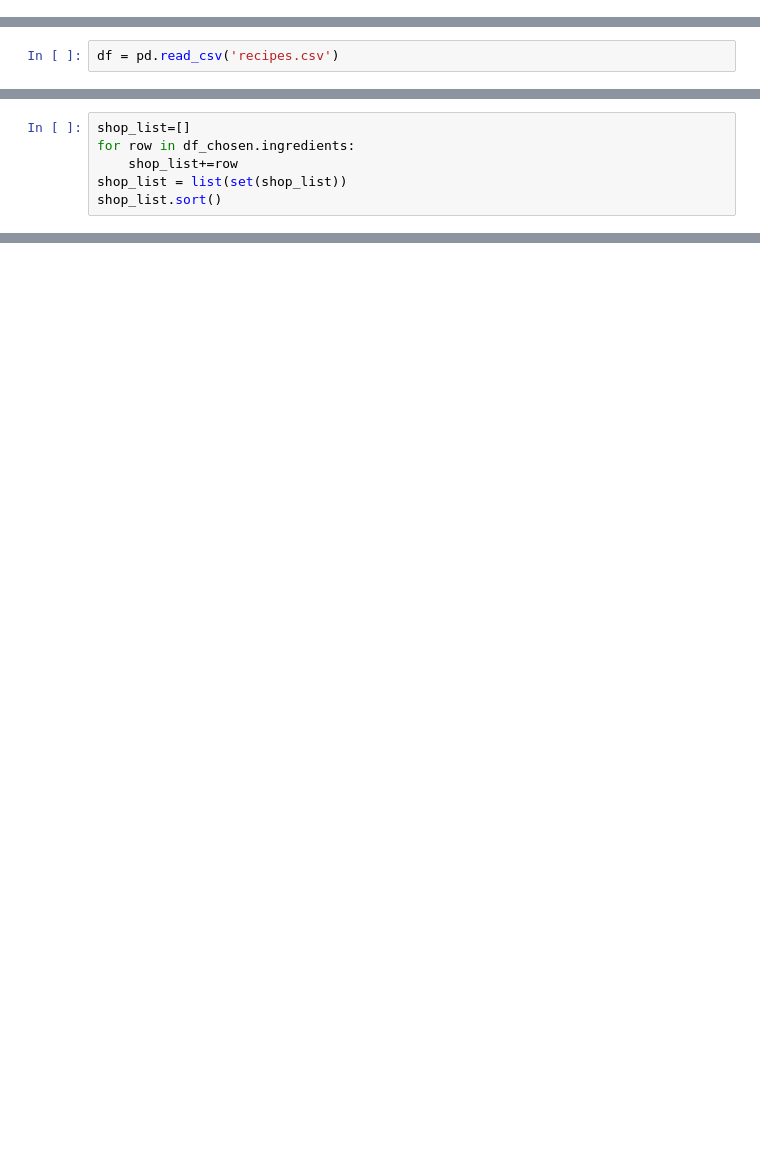
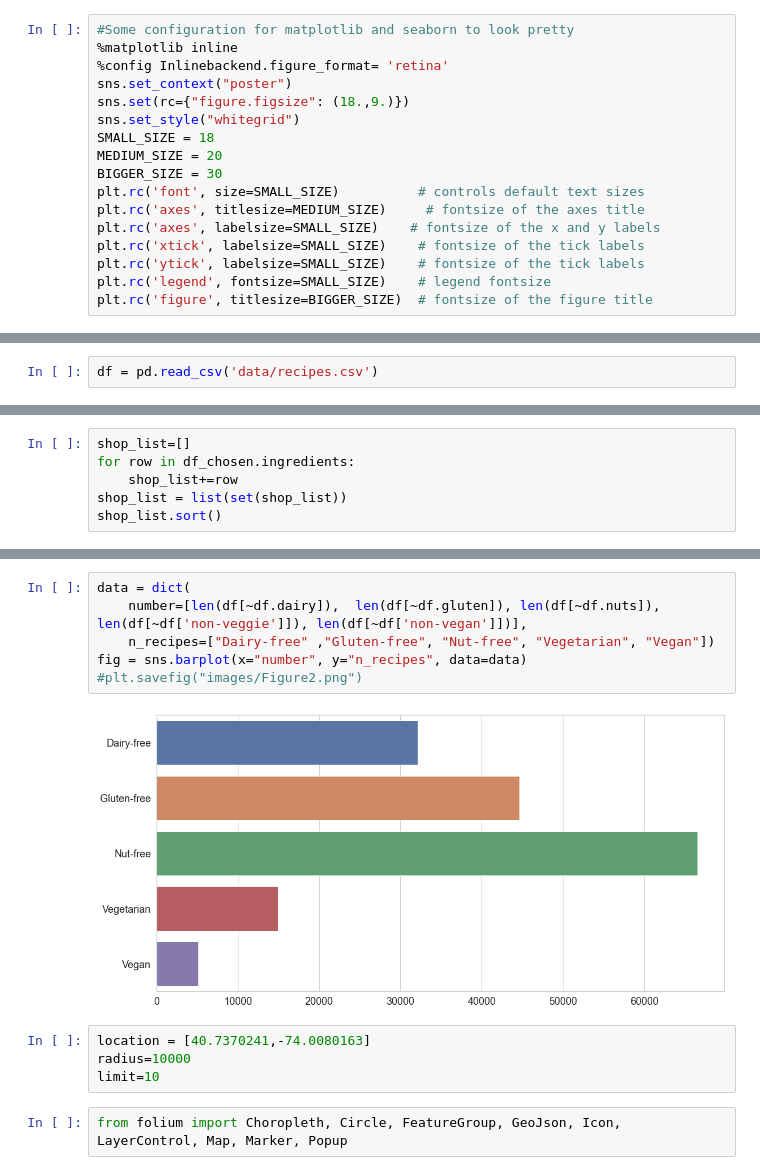
Before and after one commit to nico-stan/recipes, a Jupyter notebook: queries.ipynb, the cells around one changed output, grey strips where cells are left out. Drawn from its saved outputs; the diff is of its cells as text; blank space fills up the shorter version.

```diff
--- a/queries.ipynb
+++ b/queries.ipynb
@@ -20,0 +20,17 @@ FileNotFoundError: [Errno 2] No such file or directory: '.recipes.csv'
+# %%
+#Some configuration for matplotlib and seaborn to look pretty
+%matplotlib inline
+%config Inlinebackend.figure_format= 'retina'
+sns.set_context("poster")
+sns.set(rc={"figure.figsize": (18.,9.)})
+sns.set_style("whitegrid")
+SMALL_SIZE = 18
+MEDIUM_SIZE = 20
+BIGGER_SIZE = 30
+plt.rc('font', size=SMALL_SIZE)          # controls default text sizes
+plt.rc('axes', titlesize=MEDIUM_SIZE)     # fontsize of the axes title
+plt.rc('axes', labelsize=SMALL_SIZE)    # fontsize of the x and y labels
+plt.rc('xtick', labelsize=SMALL_SIZE)    # fontsize of the tick labels
+plt.rc('ytick', labelsize=SMALL_SIZE)    # fontsize of the tick labels
+plt.rc('legend', fontsize=SMALL_SIZE)    # legend fontsize
+plt.rc('figure', titlesize=BIGGER_SIZE)  # fontsize of the figure title
@@ -21,3 +39,3 @@ FileNotFoundError: [Errno 2] No such file or directory: '.recipes.csv'
 # %%
-df = pd.read_csv('recipes.csv')
+df = pd.read_csv('data/recipes.csv')
 # %%
@@ -79,0 +134,14 @@ shop_list[:5]
+# %%
+data = dict(
+    number=[len(df[~df.dairy]),  len(df[~df.gluten]), len(df[~df.nuts]), len(df[~df['non-veggie']]), len(df[~df['non-vegan']])],
+    n_recipes=["Dairy-free" ,"Gluten-free", "Nut-free", "Vegetarian", "Vegan"])
+fig = sns.barplot(x="number", y="n_recipes", data=data)
+#plt.savefig("images/Figure2.png")
+# %% [output]
+[figure, added]
+# %%
+location = [40.7370241,-74.0080163]
+radius=10000
+limit=10
+# %%
+from folium import Choropleth, Circle, FeatureGroup, GeoJson, Icon, LayerControl, Map, Marker, Popup
```
Also changed, not shown: parts of 35 cells of this notebook.
